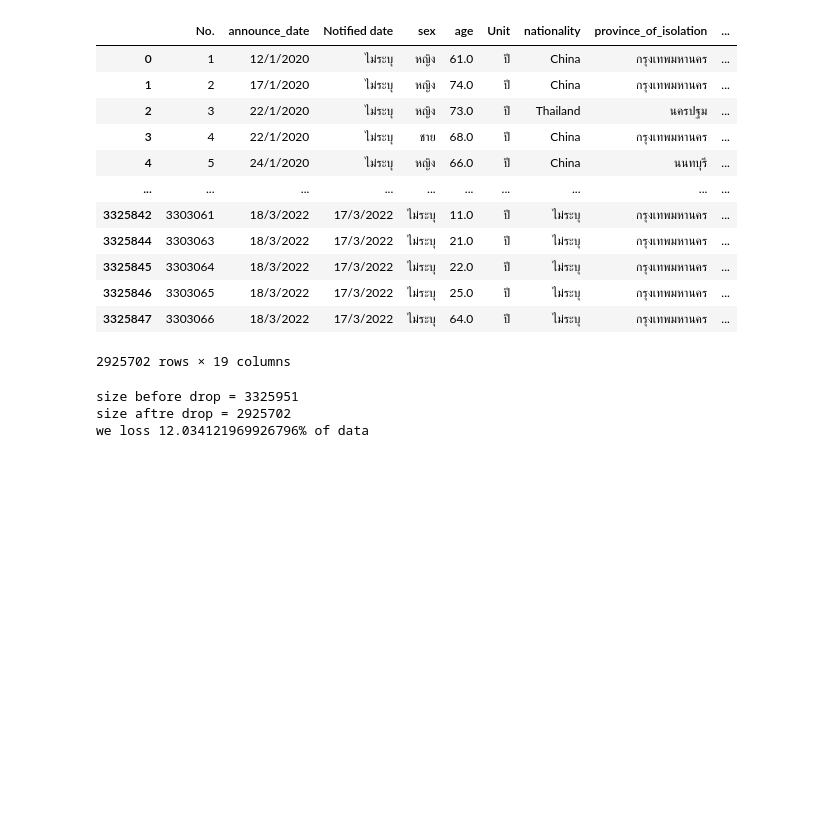
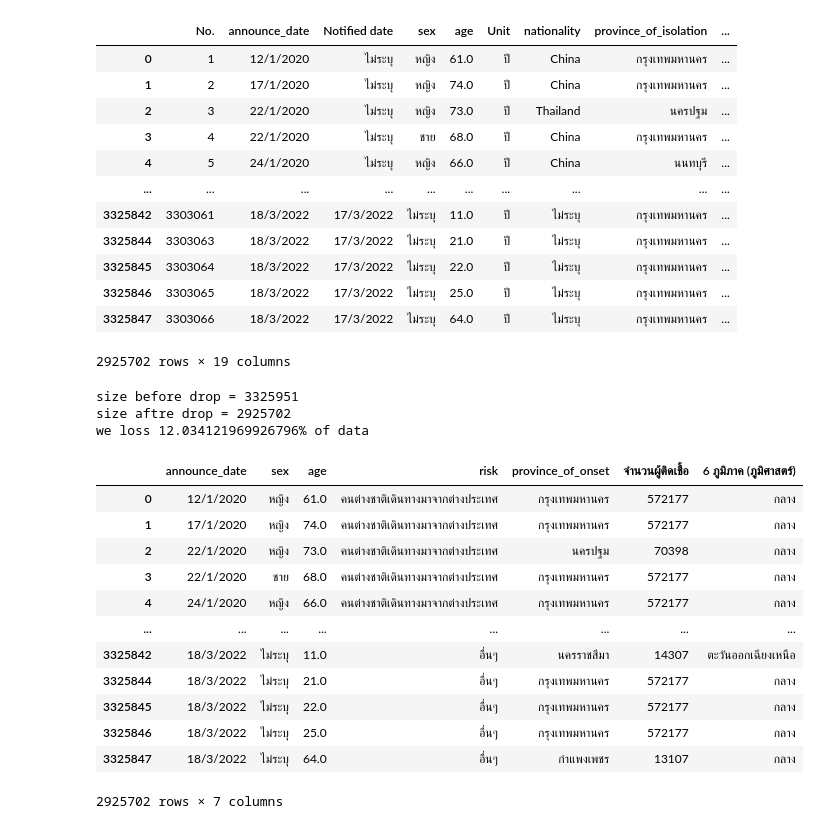
Before and after one commit to Kanyarat-S/data_viz_2020, a Jupyter notebook: Project_python.ipynb, the cells around one changed output. Cells and saved outputs as stored; diff of their text form; code cells hidden in the pictures; blank space fills up the shorter version.

```diff
--- a/Project_python.ipynb
+++ b/Project_python.ipynb
@@ -790,0 +775,3 @@ covid_count
+# %%
+covid_count = covid_fill.groupby('province_of_onset').size().reset_index(name='จำนวนผู้ติดเชื้อ')
+covid_count
@@ -810,7 +811,7 @@ data_covid
 # %% [markdown]
 ###ข้อมูลผู้ติดเชื้อ COVID-19 กับข้อมูลการฆ่าตัวตาย
 # %%
-data_final = data_covid.merge(data_suicide,how='left',left_on='province_of_onset',right_on='จังหวัด')
+data_final = data_covid.merge(data_suicide,how='left',left_on='จังหวัด',right_on='จังหวัด')
 data_final
 # %% [output]
 |  | No. | announce_date | Notified date | sex | age | Unit | nationality | province_of_isolation | ... |
@@ -828,0 +830,3 @@ data_final
+# %%
+data_final2 = data_final.merge(covid_count,how='left',left_on='province_of_onset',right_on='province_of_onset')
+data_final2
@@ -829,5 +847,5 @@ data_final
 # %%
-data_project = data_final.dropna()
+data_project = data_final2.dropna()
 data_project
 # %% [output]
 |  | No. | announce_date | Notified date | sex | age | Unit | nationality | province_of_isolation | ... |
@@ -853,3 +871,20 @@ print(f'we loss {100*(removed/data_final.shape[0])}% of data')  # ขนาด
 size before drop = 3325951
 size aftre drop = 2925702
 we loss 12.034121969926796% of data
+# %%
+datafinal = data_project[['announce_date','sex','age','risk','province_of_onset','จำนวนผู้ติดเชื้อ','6 ภูมิภาค (ภูมิศาสตร์)']]
+datafinal
+# %% [output]
+|  | announce_date | sex | age | risk | province_of_onset | จำนวนผู้ติดเชื้อ | 6 ภูมิภาค (ภูมิศาสตร์) |
+| 0 | 12/1/2020 | หญิง | 61.0 | คนต่างชาติเดินทางมาจากต่างประเทศ | กรุงเทพมหานคร | 572177 | กลาง |
+| 1 | 17/1/2020 | หญิง | 74.0 | คนต่างชาติเดินทางมาจากต่างประเทศ | กรุงเทพมหานคร | 572177 | กลาง |
+| 2 | 22/1/2020 | หญิง | 73.0 | คนต่างชาติเดินทางมาจากต่างประเทศ | นครปฐม | 70398 | กลาง |
+| 3 | 22/1/2020 | ชาย | 68.0 | คนต่างชาติเดินทางมาจากต่างประเทศ | กรุงเทพมหานคร | 572177 | กลาง |
+| 4 | 24/1/2020 | หญิง | 66.0 | คนต่างชาติเดินทางมาจากต่างประเทศ | กรุงเทพมหานคร | 572177 | กลาง |
+| ... | ... | ... | ... | ... | ... | ... | ... |
+| 3325842 | 18/3/2022 | ไม่ระบุ | 11.0 | อื่นๆ | นครราชสีมา | 14307 | ตะวันออกเฉียงเหนือ |
+| 3325844 | 18/3/2022 | ไม่ระบุ | 21.0 | อื่นๆ | กรุงเทพมหานคร | 572177 | กลาง |
+| 3325845 | 18/3/2022 | ไม่ระบุ | 22.0 | อื่นๆ | กรุงเทพมหานคร | 572177 | กลาง |
+| 3325846 | 18/3/2022 | ไม่ระบุ | 25.0 | อื่นๆ | กรุงเทพมหานคร | 572177 | กลาง |
+| 3325847 | 18/3/2022 | ไม่ระบุ | 64.0 | อื่นๆ | กำแพงเพชร | 13107 | กลาง |
+2925702 rows × 7 columns
```
Also changed, not shown: parts of 5 cells of this notebook.
